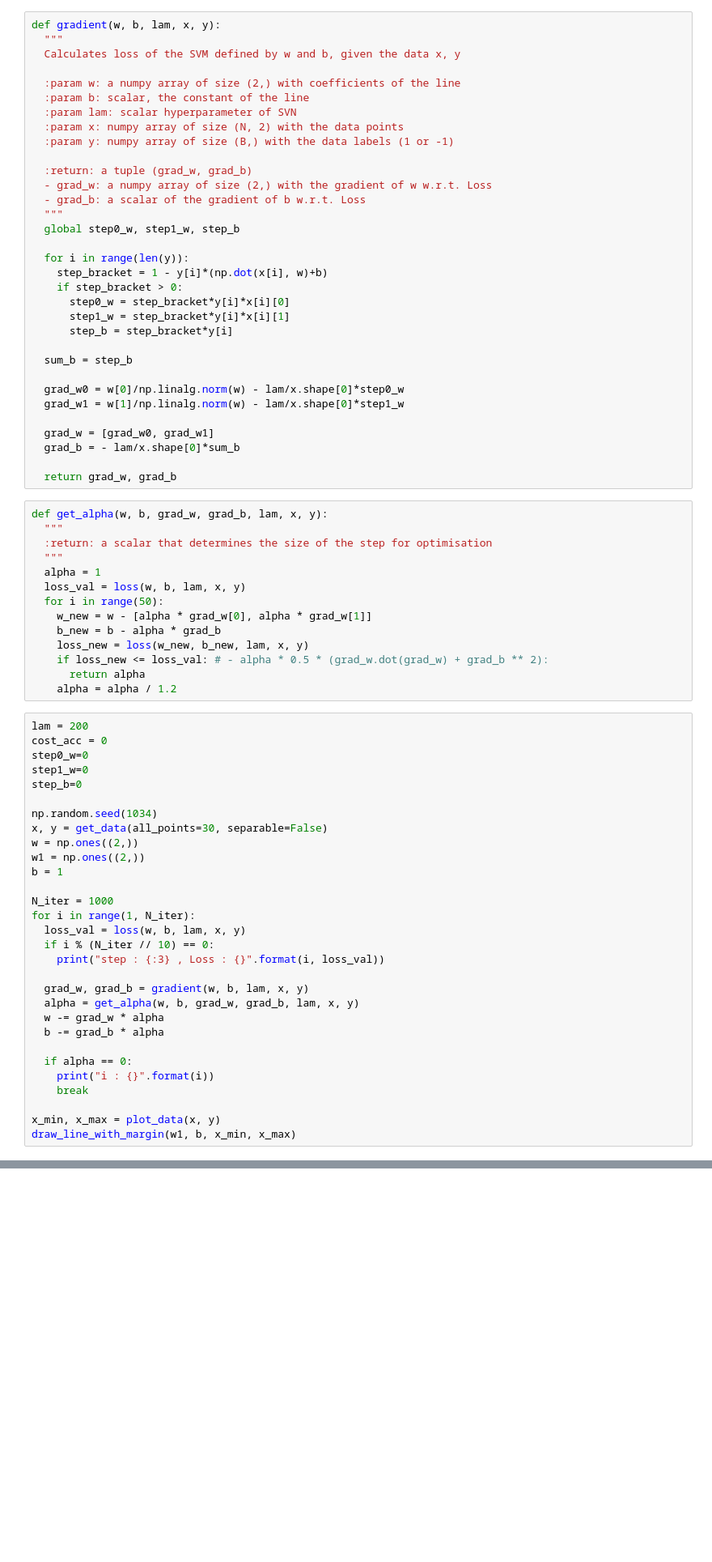
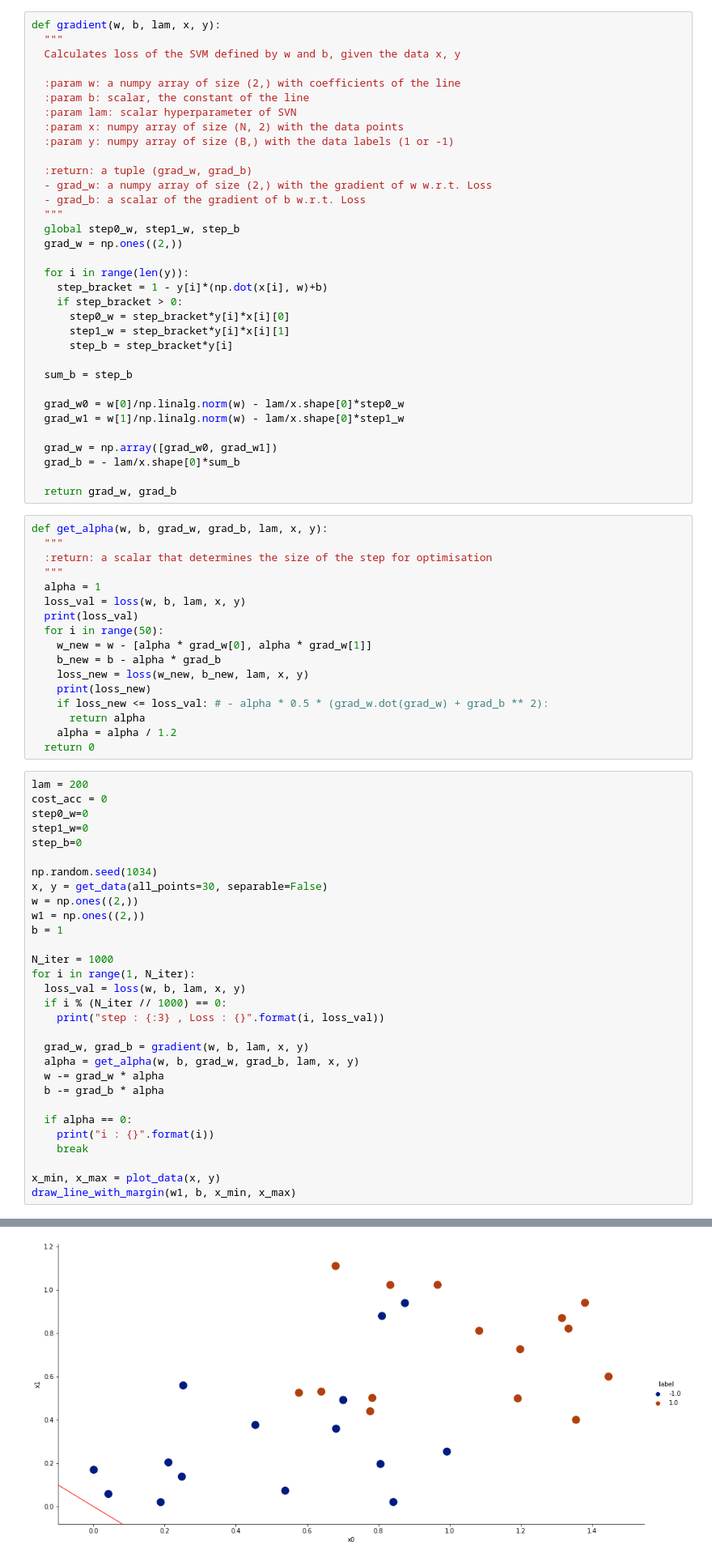
Before and after one commit to limited-fion/ee3-ml, a Jupyter notebook: Fion_ML_SVM_.ipynb, the cells around one changed output, grey strips where cells are left out. Shown at 81% size. Saved outputs shown, nothing was run; the diff lists cells and outputs as text; blank space fills up the shorter version.

```diff
--- a/Fion_ML_SVM_.ipynb
+++ b/Fion_ML_SVM_.ipynb
@@ -389,6 +389,7 @@ def gradient(w, b, lam, x, y):
   - grad_b: a scalar of the gradient of b w.r.t. Loss
   """
   global step0_w, step1_w, step_b
+  grad_w = np.ones((2,))
 
   for i in range(len(y)):
     step_bracket = 1 - y[i]*(np.dot(x[i], w)+b)
@@ -402,7 +403,7 @@ def gradient(w, b, lam, x, y):
   grad_w0 = w[0]/np.linalg.norm(w) - lam/x.shape[0]*step0_w
   grad_w1 = w[1]/np.linalg.norm(w) - lam/x.shape[0]*step1_w
 
-  grad_w = [grad_w0, grad_w1]
+  grad_w = np.array([grad_w0, grad_w1])
   grad_b = - lam/x.shape[0]*sum_b
 
   return grad_w, grad_b
@@ -413,13 +414,16 @@ def get_alpha(w, b, grad_w, grad_b, lam, x, y):
   """
   alpha = 1
   loss_val = loss(w, b, lam, x, y)
+  print(loss_val)
   for i in range(50):
     w_new = w - [alpha * grad_w[0], alpha * grad_w[1]]
     b_new = b - alpha * grad_b
     loss_new = loss(w_new, b_new, lam, x, y)
+    print(loss_new)
     if loss_new <= loss_val: # - alpha * 0.5 * (grad_w.dot(grad_w) + grad_b ** 2):
       return alpha
     alpha = alpha / 1.2
+  return 0
 # %%
 lam = 200
 cost_acc = 0
@@ -436,7 +440,7 @@ b = 1
 N_iter = 1000
 for i in range(1, N_iter):
   loss_val = loss(w, b, lam, x, y)
-  if i % (N_iter // 10) == 0:
+  if i % (N_iter // 1000) == 0:
     print("step : {:3} , Loss : {}".format(i, loss_val))
 
   grad_w, grad_b = gradient(w, b, lam, x, y)
@@ -455,3 +475,4 @@ TypeError: ignored
+[figure, added]
 # %% [markdown]
 ## Task 4:
 
```
Also changed, not shown: parts of 1 cell of this notebook.
